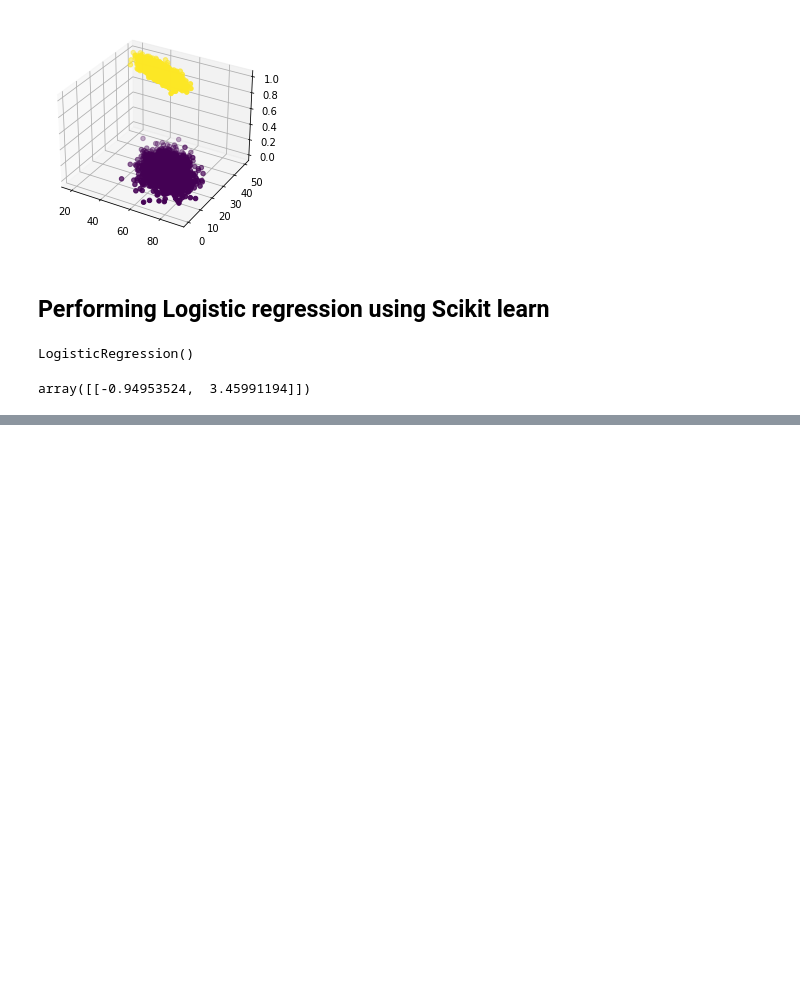
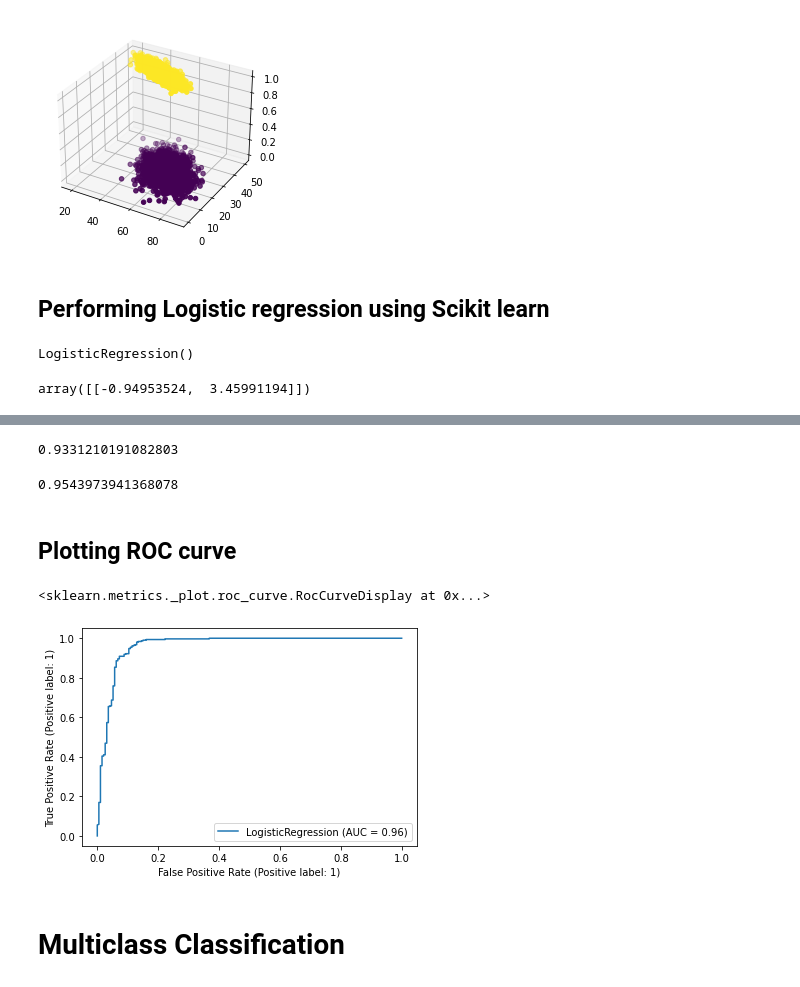
Before and after one commit to manavpatnaik/Machine-Learning-Algorithms, a Jupyter notebook: 4_Logistic_Regression/2_Logistic_Regression_Code.ipynb, the cells around one changed output, grey strips where cells are left out. Cells and saved outputs as stored; diff of their text form; code cells hidden in the pictures; blank space fills up the shorter version.

```diff
--- a/4_Logistic_Regression/2_Logistic_Regression_Code.ipynb
+++ b/4_Logistic_Regression/2_Logistic_Regression_Code.ipynb
@@ -125,0 +159,10 @@ array([[2.38434328e-02, 9.76156567e-01],
+# %%
+precision_score(y_test, y_pred)
+# %% [output]
+0.9331210191082803
+# %%
+recall_score(y_test, y_pred)
+# %% [output]
+0.9543973941368078
+# %% [markdown]
+## Plotting ROC curve
@@ -125,0 +171,7 @@ array([[2.38434328e-02, 9.76156567e-01],
+# %%
+plot_roc_curve(log_model, scaled_X_test, y_test)
+# %% [output]
+<sklearn.metrics._plot.roc_curve.RocCurveDisplay at 0x...>
+[figure, added]
+# %% [markdown]
+# Multiclass Classification
```
Also changed, not shown: parts of 35 cells of this notebook.
